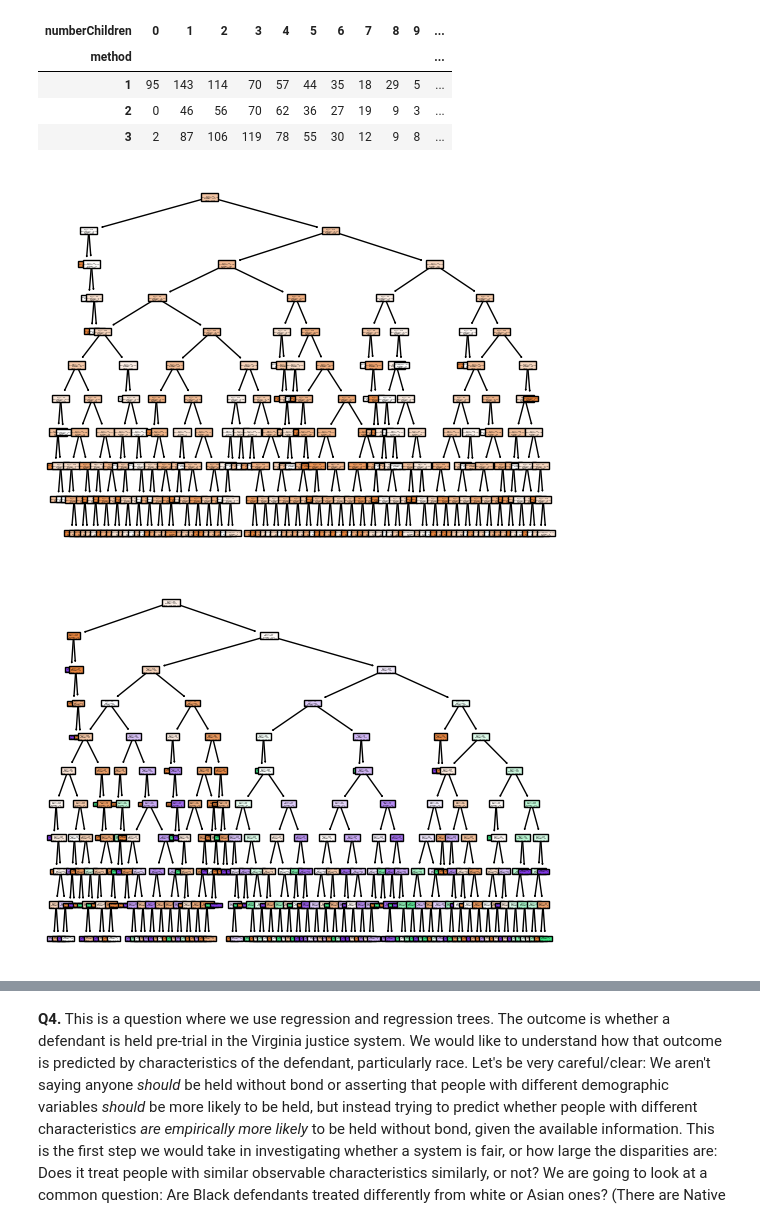
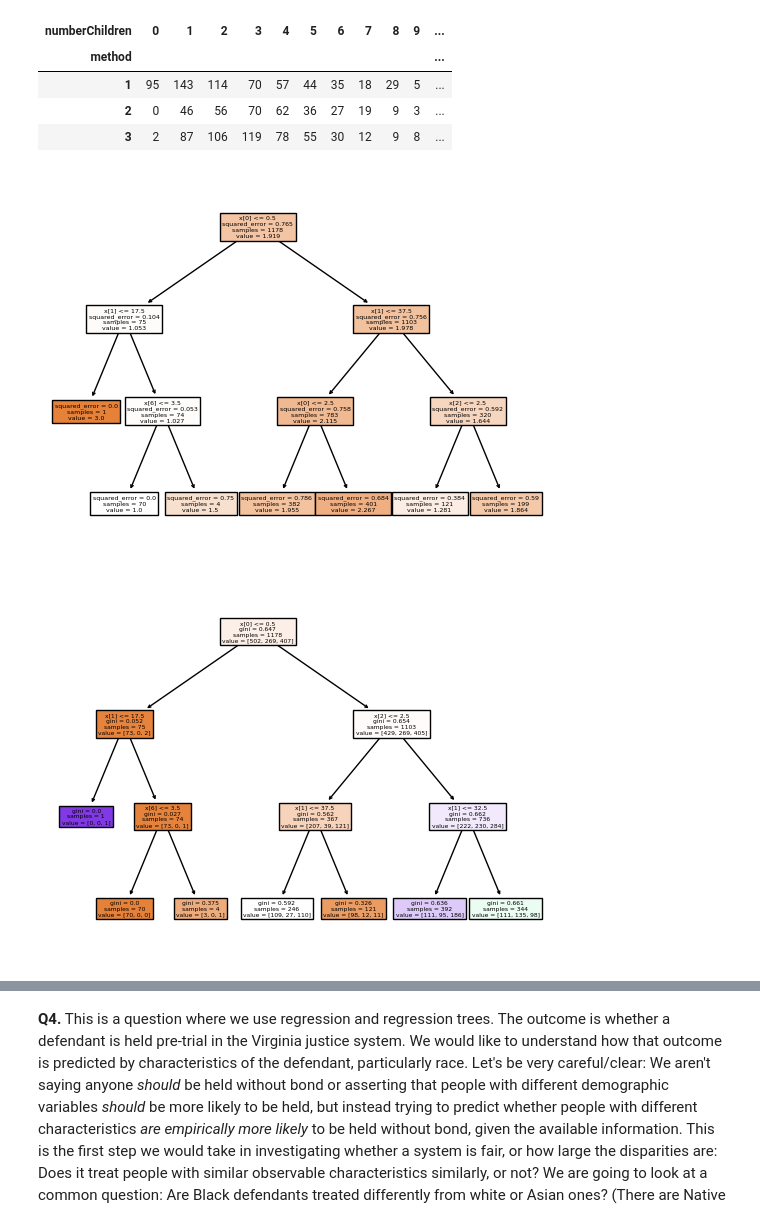
Before and after one commit to ToriStoner/assignment4, a Jupyter notebook: assignment4.ipynb, the cells around one changed output, grey strips where cells are left out. Cells and saved outputs as stored; diff of their text form; code cells hidden in the pictures.

```diff
--- a/assignment4.ipynb
+++ b/assignment4.ipynb
@@ -726,37 +726,37 @@ N_test = len(y_test)
 # %%
 #3
 from sklearn import tree
 import seaborn as sns
 import matplotlib.pyplot as plt
 
-model = tree.DecisionTreeRegressor(max_depth=10)
+model = tree.DecisionTreeRegressor(max_depth=3)
 cart = model.fit(X_train, y_train)
 tree.plot_tree(cart,filled=True)
 plt.show()
 
 y_hat_cart = cart.predict(X_test)
 residuals_cart = y_test - y_hat_cart
 
 SSE_cart = np.sum( (y_test-y_hat_cart)**2 )
 MSE_cart = (1/N_test)*np.sum( (y_test-y_hat_cart)**2 )
 RMSE_cart = (SSE_cart/N_test)**(1/2)
 R2_cart = 1 - SSE_cart/TSS
 
 #need analysis
 # %% [output]
-[figure, old version]
+[figure, new version]
 # %%
 
 from sklearn import tree
 
-model = tree.DecisionTreeClassifier(max_depth=10)
+model = tree.DecisionTreeClassifier(max_depth=3)
 cart = model.fit(X_train, y_train)
 tree.plot_tree(cart,filled=True)
 plt.show()
 
 #need analysis
 # %% [output]
-[figure, old version]
+[figure, new version]
 # %%
 
 pd.crosstab(y_test,y_hat_cart)
```
